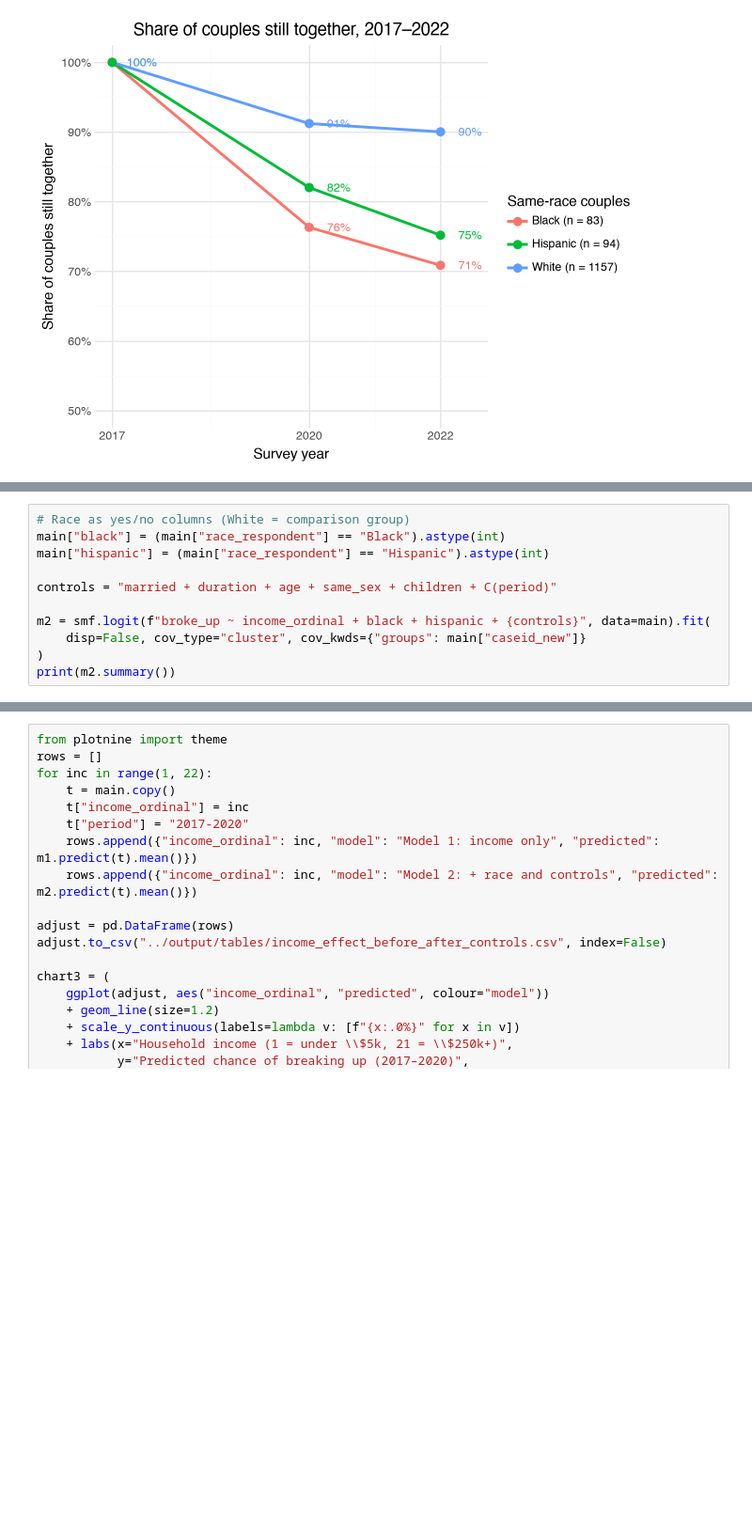
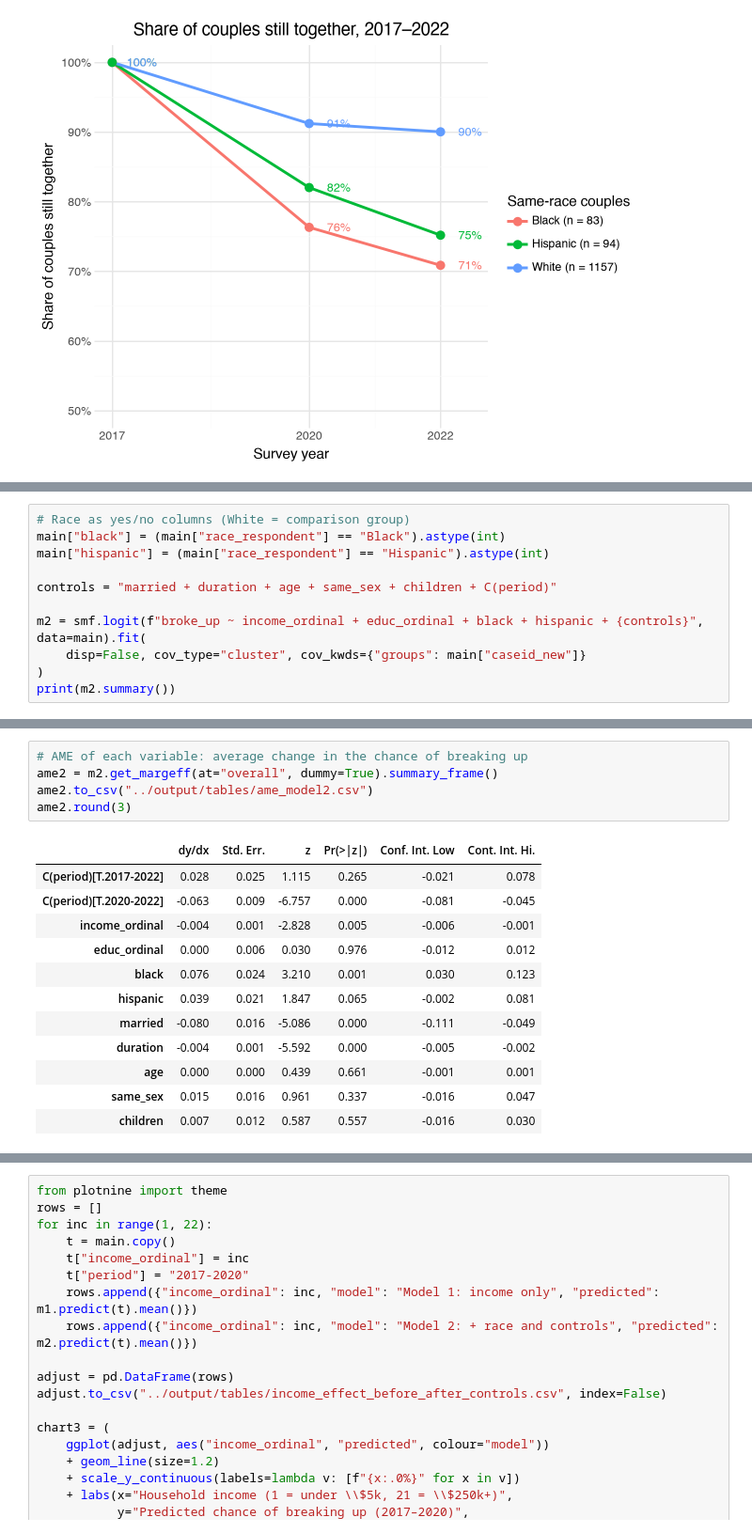
Before and after one commit to janellesoh/hs4002-dalmation-2026, a Jupyter notebook: code/04_analysis.ipynb, the cells around one changed output, grey strips where cells are left out. Shown at 94% size. Saved outputs shown, nothing was run; the diff lists cells and outputs as text; blank space fills up the shorter version.

```diff
--- a/code/04_analysis.ipynb
+++ b/code/04_analysis.ipynb
@@ -183,7 +252,7 @@ main["hispanic"] = (main["race_respondent"] == "Hispanic").astype(int)
 
 controls = "married + duration + age + same_sex + children + C(period)"
 
-m2 = smf.logit(f"broke_up ~ income_ordinal + black + hispanic + {controls}", data=main).fit(
+m2 = smf.logit(f"broke_up ~ income_ordinal + educ_ordinal + black + hispanic + {controls}", data=main).fit(
     disp=False, cov_type="cluster", cov_kwds={"groups": main["caseid_new"]}
 )
 print(m2.summary())
@@ -208 +281,19 @@ children                   0.1334      0.225      0.593      0.553      -0.307
+# %%
+# AME of each variable: average change in the chance of breaking up
+ame2 = m2.get_margeff(at="overall", dummy=True).summary_frame()
+ame2.to_csv("../output/tables/ame_model2.csv")
+ame2.round(3)
+# %% [output]
+|  | dy/dx | Std. Err. | z | Pr(>|z|) | Conf. Int. Low | Cont. Int. Hi. |
+| C(period)[T.2017-2022] | 0.028 | 0.025 | 1.115 | 0.265 | -0.021 | 0.078 |
+| C(period)[T.2020-2022] | -0.063 | 0.009 | -6.757 | 0.000 | -0.081 | -0.045 |
+| income_ordinal | -0.004 | 0.001 | -2.828 | 0.005 | -0.006 | -0.001 |
+| educ_ordinal | 0.000 | 0.006 | 0.030 | 0.976 | -0.012 | 0.012 |
+| black | 0.076 | 0.024 | 3.210 | 0.001 | 0.030 | 0.123 |
+| hispanic | 0.039 | 0.021 | 1.847 | 0.065 | -0.002 | 0.081 |
+| married | -0.080 | 0.016 | -5.086 | 0.000 | -0.111 | -0.049 |
+| duration | -0.004 | 0.001 | -5.592 | 0.000 | -0.005 | -0.002 |
+| age | 0.000 | 0.000 | 0.439 | 0.661 | -0.001 | 0.001 |
+| same_sex | 0.015 | 0.016 | 0.961 | 0.337 | -0.016 | 0.047 |
+| children | 0.007 | 0.012 | 0.587 | 0.557 | -0.016 | 0.030 |
 # %% [markdown]
```
Also changed, not shown: parts of 29 cells of this notebook, 3 other files.
